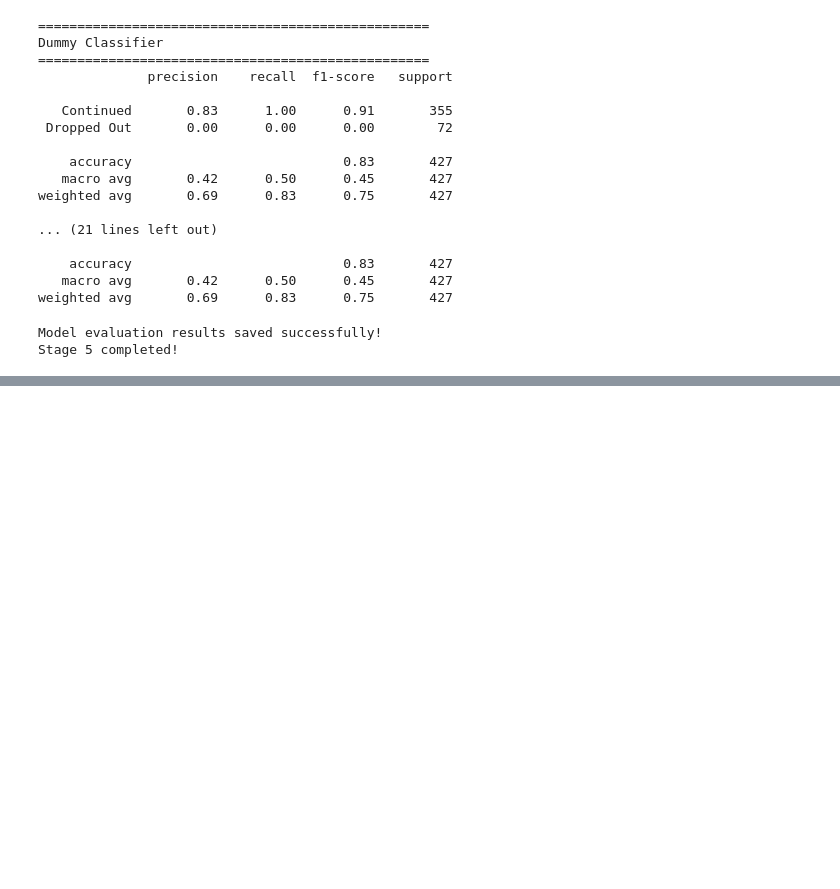
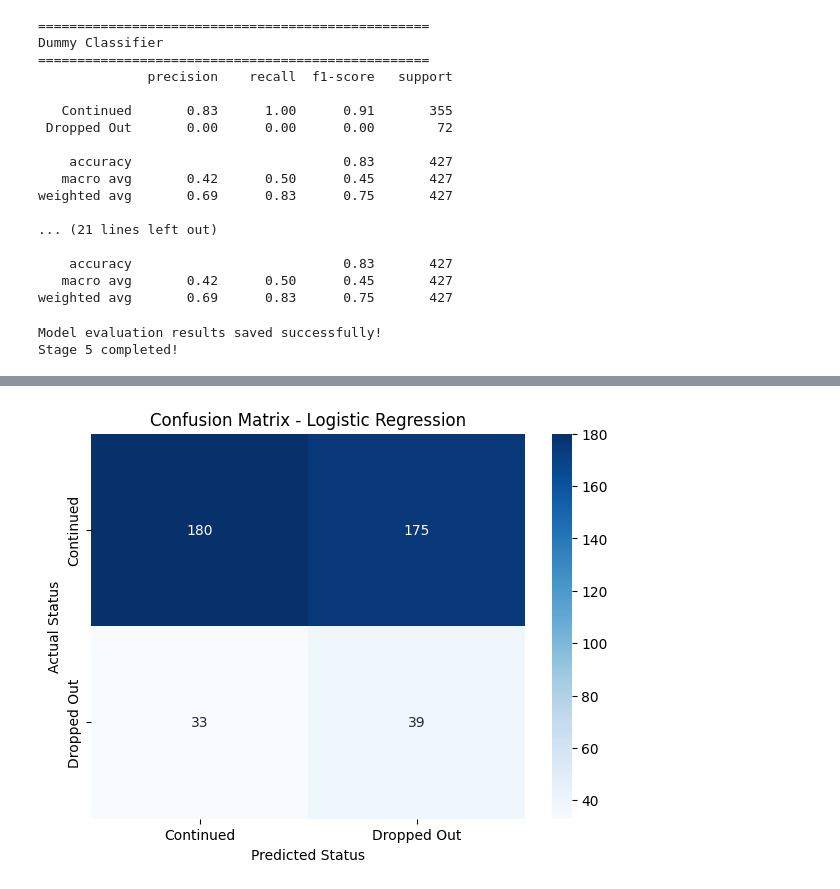
Before and after one commit to Fatimaa35053/TestPr, a Jupyter notebook: untitled59.ipynb, the cells around one changed output, grey strips where cells are left out. Drawn from its saved outputs; the diff is of its cells as text; code cells hidden in the pictures; blank space fills up the shorter version.

```diff
--- a/untitled59.ipynb
+++ b/untitled59.ipynb
@@ -1249,0 +1406,14 @@ Stage 5 completed!
+# %%
+# Compare both models using their cross-validation
+# F1-scores and select the best-performing model.
+
+if lr_grid.best_score_ >= rf_grid.best_score_:
+    best_model = lr_grid.best_estimator_
+    best_name = "Logistic Regression"
+else:
+    best_model = rf_grid.best_estimator_
+    best_name = "Random Forest"
+
+print("Logistic Regression F1:", round(lr_grid.best_score_, 4))
+print("Random Forest F1:", round(rf_grid.best_score_, 4))
+print("Selected model:", best_name)
@@ -1249,0 +1537,29 @@ Stage 5 completed!
+# %%
+# Create a confusion matrix to identify correct
+# and incorrect predictions of the selected model.
+
+from sklearn.metrics import confusion_matrix
+import matplotlib.pyplot as plt
+import seaborn as sns
+
+best_pred = best_model.predict(X_test)
+
+cm = confusion_matrix(y_test, best_pred, labels=[0, 1])
+
+plt.figure(figsize=(7, 5))
+
+sns.heatmap(
+    cm,
+    annot=True,
+    fmt="d",
+    cmap="Blues",
+    xticklabels=["Continued", "Dropped Out"],
+    yticklabels=["Continued", "Dropped Out"]
+)
+
+plt.title("Confusion Matrix - " + best_name)
+plt.xlabel("Predicted Status")
+plt.ylabel("Actual Status")
+plt.show()
+# %% [output]
+[figure, added]
```
Also changed, not shown: parts of 21 cells of this notebook.
